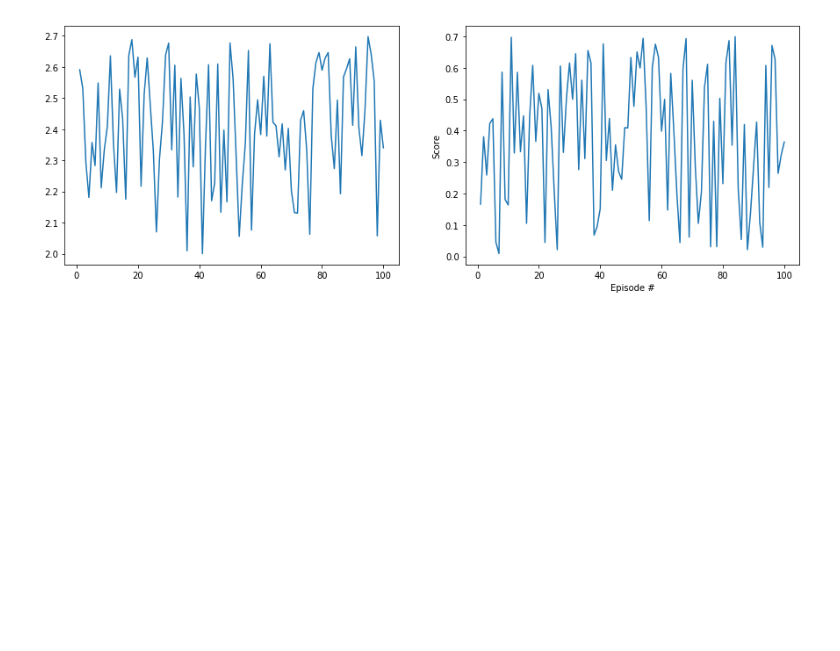
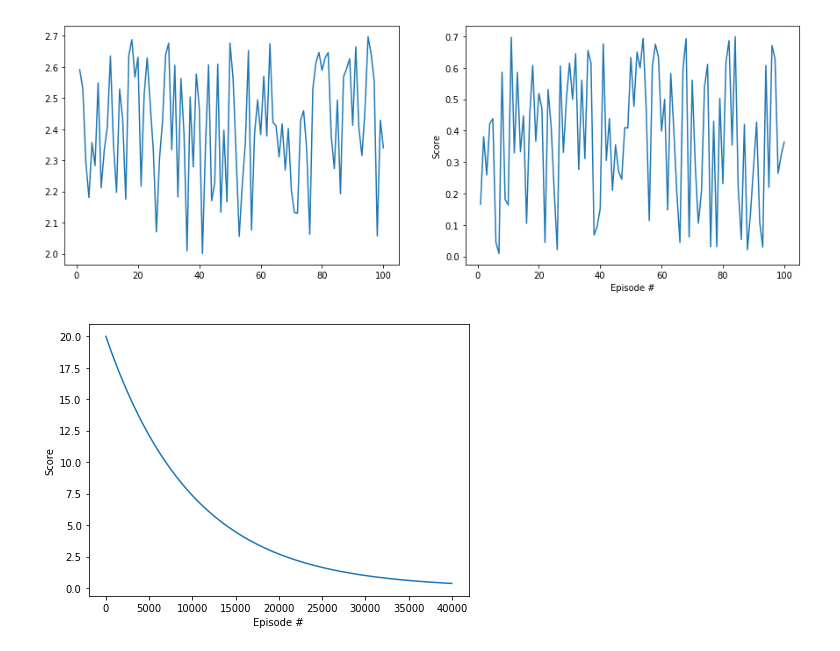
Before and after one commit to jigor/DRLND_Project2_Continuous_Control, a Jupyter notebook: Continuous_Control.ipynb, the cells around one changed output. Saved outputs shown, nothing was run; the diff lists cells and outputs as text; code cells hidden in the pictures; blank space fills up the shorter version.

```diff
--- a/Continuous_Control.ipynb
+++ b/Continuous_Control.ipynb
@@ -263,3 +260,25 @@ plt.xlabel('Episode #')
 plt.show()
 # %% [output]
 [figure]
+# %%
+from collections import deque
+from ddpg_agent import OUNoise
+import numpy as np
+import model
+import torch
+
+import matplotlib.pyplot as plt
+%matplotlib inline
+
+
+fig = plt.figure(figsize=(15,5))
+ax = fig.add_subplot(1,2,1)
+x = np.linspace(start=0,stop=40000,num=40000)
+y = 20*np.power(.9999,x)
+plt.plot(x, y)
+
+plt.ylabel('Score')
+plt.xlabel('Episode #')
+plt.show()
+# %% [output]
+[figure, added]
```
Also changed, not shown: parts of 2 cells of this notebook, 4 other files.
